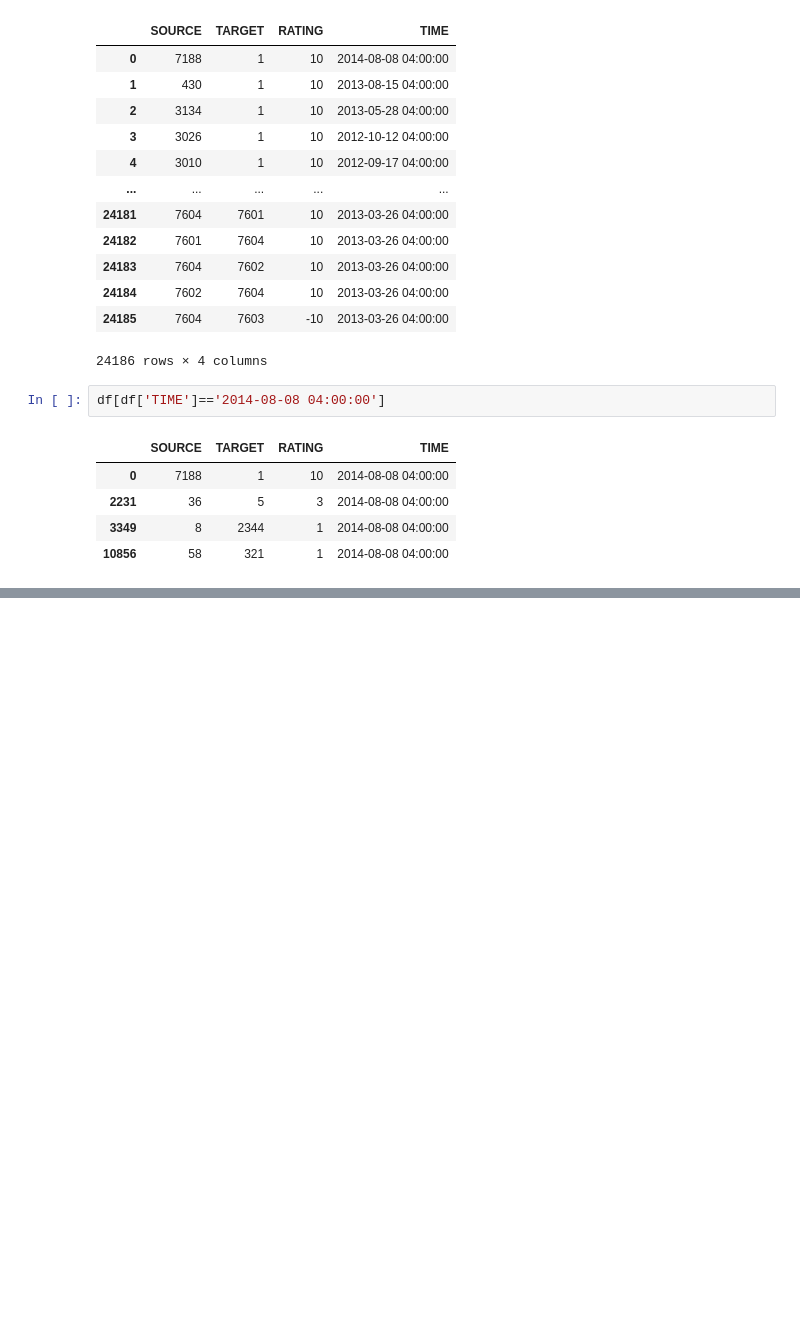
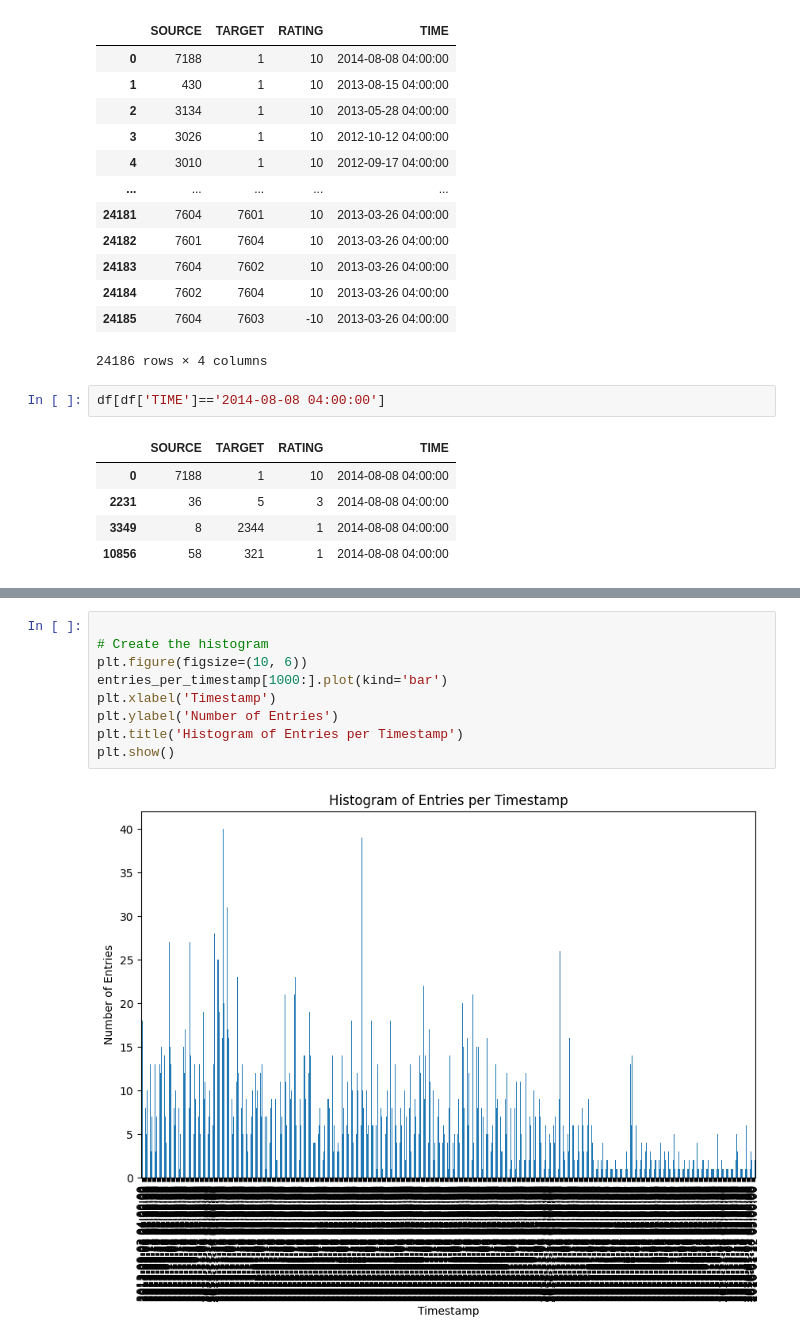
Before and after one commit to AaronDC60/Bianconi_Barabasi, a Jupyter notebook: data/network_dev_dataset_test.ipynb, the cells around one changed output, grey strips where cells are left out. Cells and saved outputs as stored; diff of their text form; blank space fills up the shorter version.

```diff
--- a/data/network_dev_dataset_test.ipynb
+++ b/data/network_dev_dataset_test.ipynb
@@ -33,0 +77,11 @@ df[df['TIME']=='2014-08-08 04:00:00']
+# %%
+
+# Create the histogram
+plt.figure(figsize=(10, 6))
+entries_per_timestamp[1000:].plot(kind='bar')
+plt.xlabel('Timestamp')
+plt.ylabel('Number of Entries')
+plt.title('Histogram of Entries per Timestamp')
+plt.show()
+# %% [output]
+[figure, added]
```
Also changed, not shown: parts of 16 cells of this notebook, 7 other files.
